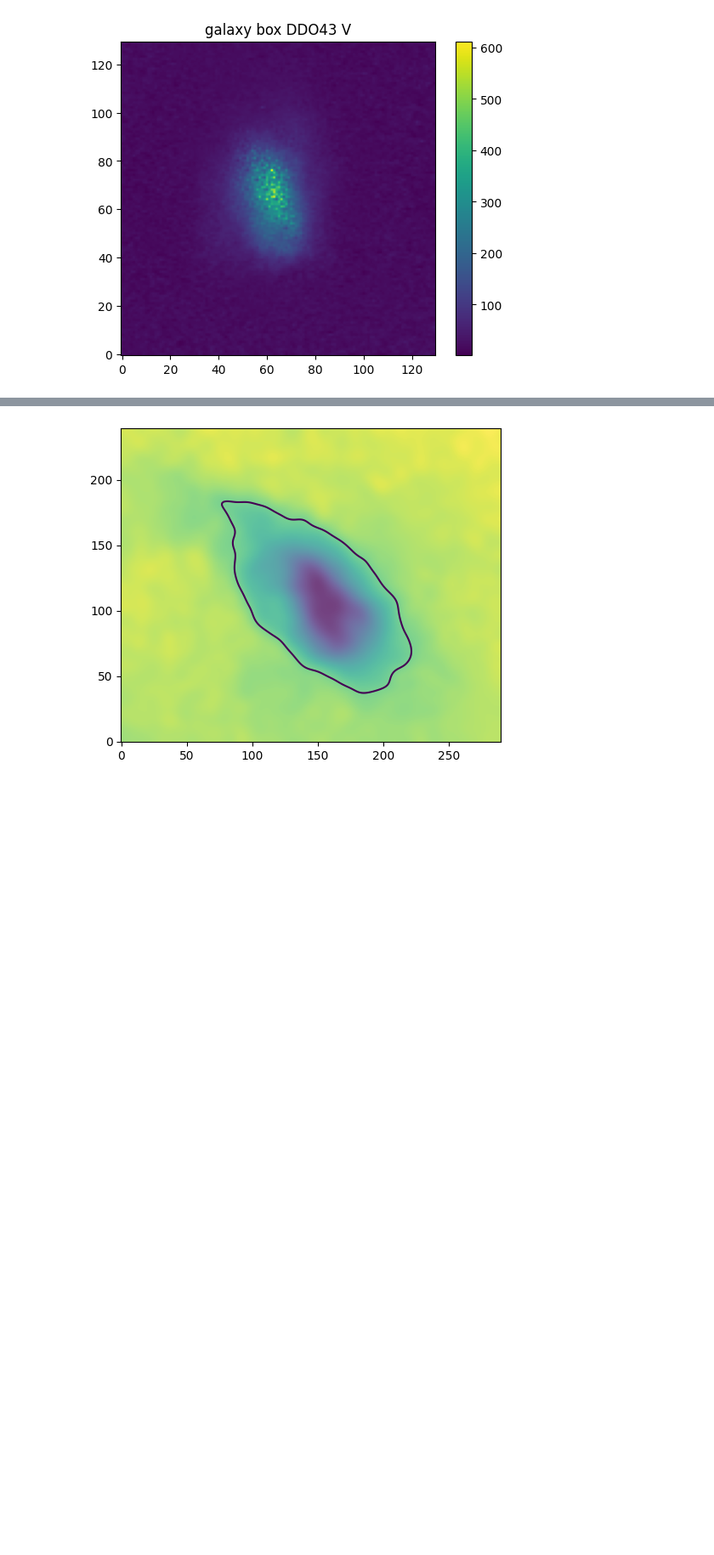
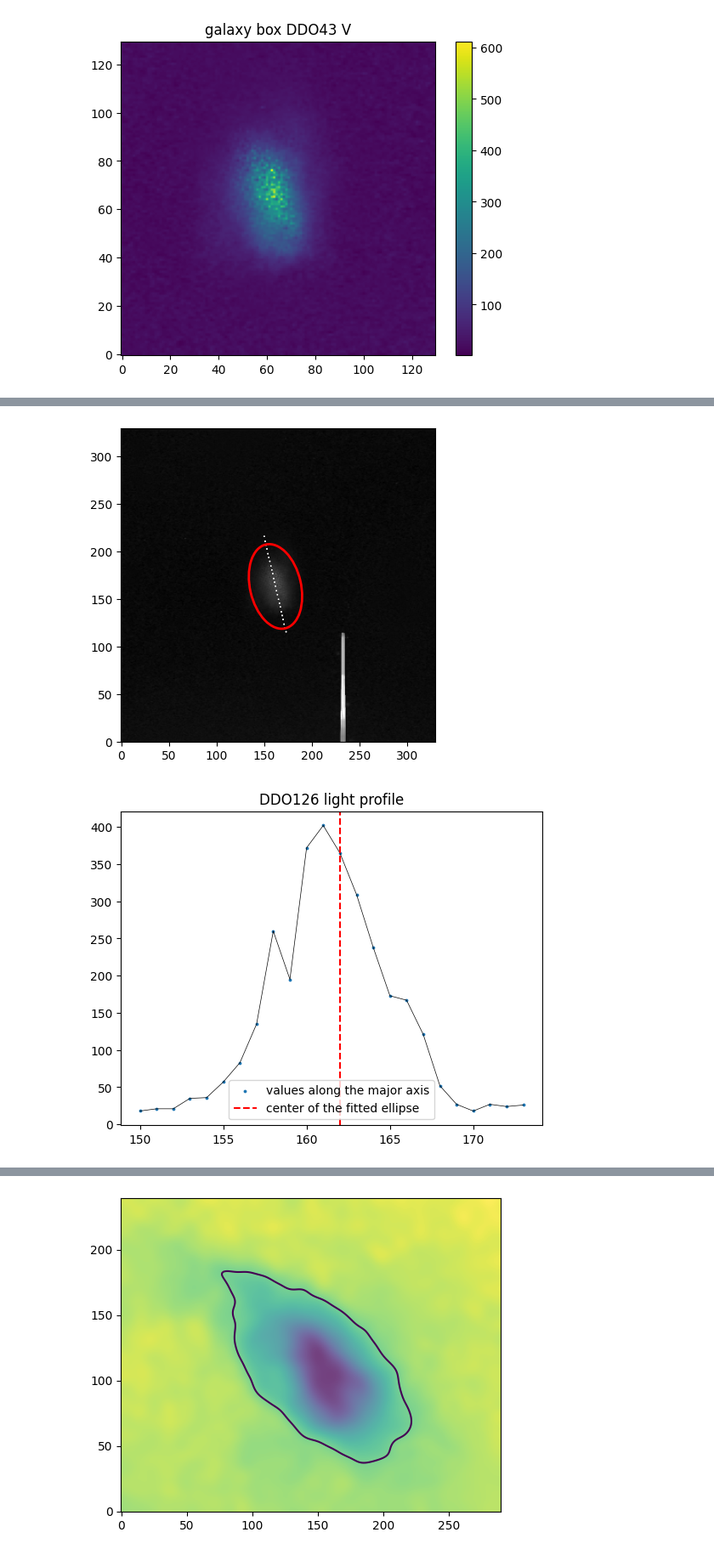
Before and after one commit to SUT-LTG/Aysan-Little-Things, a Jupyter notebook: DDO43.ipynb, the cells around one changed output, grey strips where cells are left out. Shown at 85% size. Cells and saved outputs as stored; diff of their text form; code cells hidden in the pictures; blank space fills up the shorter version.

```diff
--- a/DDO43.ipynb
+++ b/DDO43.ipynb
@@ -315,0 +316,43 @@ half light count 645566.2425833305
+# %%
+new_xc = int(new_xc)
+new_yc = int(new_yc)
+x_ax_left = np.arange(150, new_xc)
+x_ax_right = np.arange(new_xc, (new_xc-150)+new_xc)
+import copy
+duplicated_array = copy.copy(bigger_v_box)
+def get_line_values(array, yc, x_ax):
+    values = []
+    for x in x_ax:
+        y = int(-1/m * (x) + yc - (-1/m)*new_xc)
+        values.append(array[y, x])
+        duplicated_array = copy.copy(array)
+        array[y, x] = 65535
+
+    return values
+
+norm = ImageNormalize(vmin=0., stretch=LogStretch())
+plt.figure()
+ax = plt.gca()
+values_along_line_left = get_line_values(bigger_v_box, new_yc, x_ax_left)
+values_along_line_right = get_line_values(bigger_v_box, new_yc, x_ax_right)
+
+# Display the other image
+ax.imshow(bigger_v_box, cmap='gray' , origin = "lower", norm = norm)
+angle_in_degrees = np.degrees(theta)
+# Create the ellipse
+ellipse = Ellipse(xy=(new_xc, new_yc), width=2*galaxy_parameter_a, height=2*galaxy_parameter_b, angle=np.degrees(theta), edgecolor='r', facecolor='none', linewidth=2)
+# Add the ellipse to the axis
+ax.add_patch(ellipse)
+plt.show()
+values_along_line = values_along_line_left + values_along_line_right
+
+x_ax = np.arange(np.min(x_ax_left), np.max(x_ax_right)+1)
+plt.scatter(x_ax , values_along_line, s = 3, label='values along the major axis')
+plt.plot(x_ax , values_along_line, color = "black" , linewidth = 0.5)
+plt.axvline(x=new_xc, color='r', linestyle='--', label='center of the fitted ellipse')
+plt.legend()
+plt.title("DDO126 light profile")
+plt.show()
+# %% [output]
+[figure, added]
+[figure, added]
```
Also changed, not shown: parts of 9 cells of this notebook.
